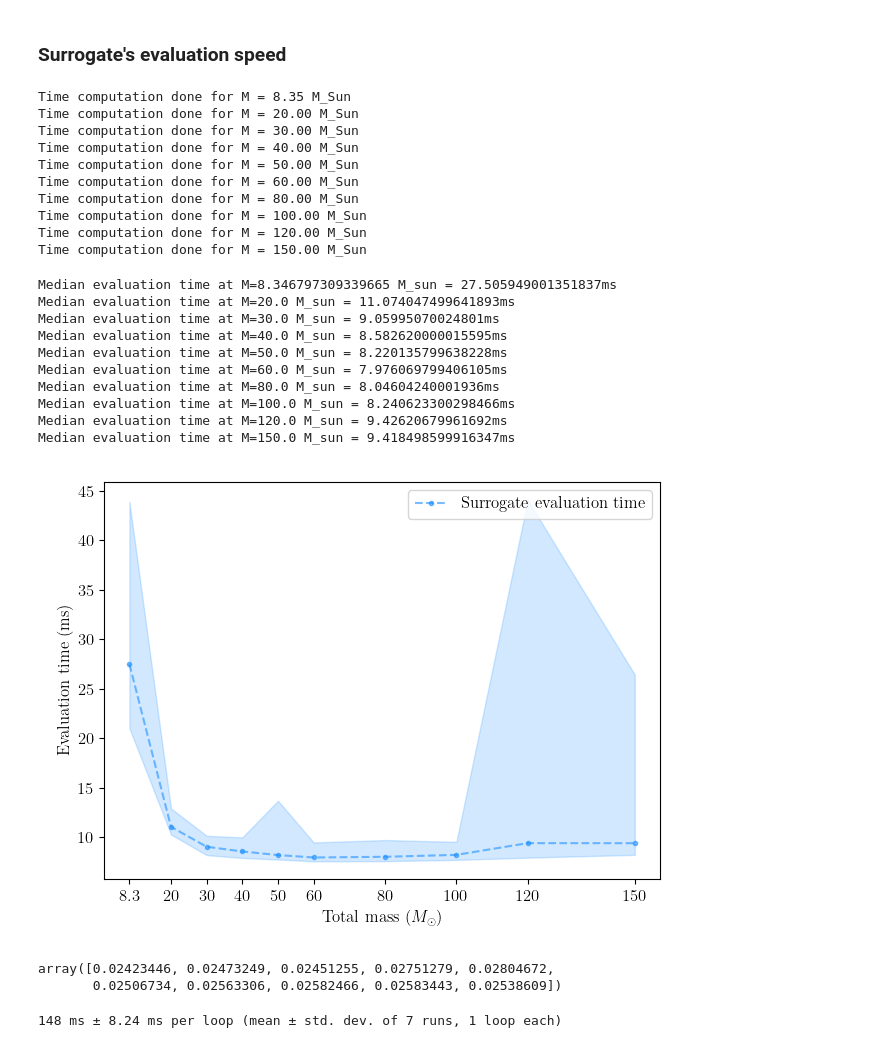
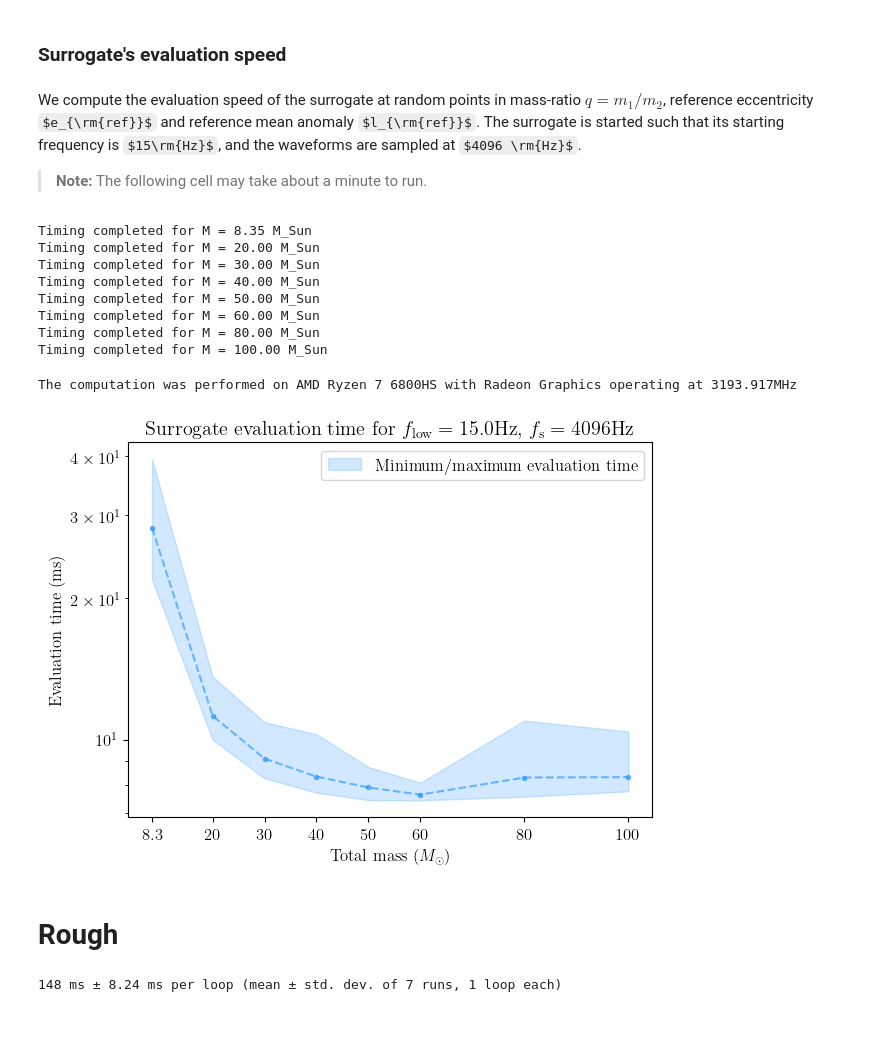
Before and after one commit to Akash-Maurya-0899/esigmapy, a Jupyter notebook: notebooks/EsigmaSur_generation.ipynb, the cells around one changed output. Cells and saved outputs as stored; diff of their text form; code cells hidden in the pictures; some formulas as TeX source.

```diff
--- a/notebooks/EsigmaSur_generation.ipynb
+++ b/notebooks/EsigmaSur_generation.ipynb
@@ -148,8 +140,8 @@ $e$ and $l$ surrogates are internally required for surrogate waveform generation
 
 $x$ surrogate is not required for inspiral surrogate waveform generation. It is only required by the merger-ringdown attachment algorithm (as detailed in [arxiv:2409.13866](https://arxiv.org/abs/2409.13866)) for producing an IMR waveform using the inspiral surrogate.
 # %%
-orb_params_list = ['e', 'l', 'x']
-
+orb_params_list = ["e", "l", "x"]
+reference_eccentricity = 6.e-7
 orb_vars, hp, hc = esigmasur.get_inspiral_esigmasur_waveform(
                                                     mass1=m1,
                                                     mass2=m2,
@@ -366,12 +377,16 @@ Equivalently, the minimum total binary mass for which the surrogate can generate
 # %% [markdown]
 ### Surrogate's evaluation speed
+# %% [markdown]
+We compute the evaluation speed of the surrogate at random points in mass-ratio $q = m_1/m_2$, reference eccentricity $e_{\rm{ref}}$ and reference mean anomaly $l_{\rm{ref}}$. The surrogate is started such that its starting frequency is $15\rm{Hz}$, and the waveforms are sampled at $4096 \rm{Hz}$.
+
+> **Note:** The following cell may take about a minute to run.
 # %%
 import time
 from esigmapy.utils import x_from_f22
 num_evals_per_mass = 25
-f_low = 15.
+f_low = 15. # Lower
 delta_t = 1/2**12
-total_mass_array = np.asarray([20, 30, 40, 50, 60, 80, 100, 120, 150.])
+total_mass_array = np.asarray([20, 30, 40, 50, 60, 80, 100])
 
 NLOOP = 10
 def speeds(M, q, e_ref, l_ref, f_low, delta_t):
@@ -439,76 +454,69 @@ for total_mass in total_mass_array:
                                    f_low=f_low,
                                    delta_t=delta_t))
     sur_eval_times_dict[total_mass] = sur_eval_times
-    print(f"Time computation done for M = {total_mass:.2f} M_Sun")
+    print(f"Timing completed for M = {total_mass:.2f} M_Sun")
 # %% [output]
-Time computation done for M = 8.35 M_Sun
-Time computation done for M = 20.00 M_Sun
-Time computation done for M = 30.00 M_Sun
-Time computation done for M = 40.00 M_Sun
-Time computation done for M = 50.00 M_Sun
-Time computation done for M = 60.00 M_Sun
-Time computation done for M = 80.00 M_Sun
-Time computation done for M = 100.00 M_Sun
-Time computation done for M = 120.00 M_Sun
-Time computation done for M = 150.00 M_Sun
+Timing completed for M = 8.35 M_Sun
+Timing completed for M = 20.00 M_Sun
+Timing completed for M = 30.00 M_Sun
+Timing completed for M = 40.00 M_Sun
+Timing completed for M = 50.00 M_Sun
+Timing completed for M = 60.00 M_Sun
+Timing completed for M = 80.00 M_Sun
+Timing completed for M = 100.00 M_Sun
 # %%
 import matplotlib.ticker as mticker
+
 fig, ax = plt.subplots()
+ax.set_title(fr"Surrogate evaluation time for $f_{{\rm{{low}}}} = {f_low} \rm{{Hz}}$, $f_{{\rm{{s}}}} = {1/delta_t:.0f} \rm{{Hz}}$")
 ax.set_xlabel("Total mass ($M_\\odot$)")
 ax.set_ylabel("Evaluation time (ms)")
-# ax.set_yscale("log")
+ax.set_yscale("log")
 
 alpha_scatter = 0.6
 alpha_fill = 0.2
 color = "dodgerblue"
 
 for mass, eval_times in sur_eval_times_dict.items():
     eval_times = np.asarray(eval_times)
-    print(f"Median evaluation time at M={mass} M_sun = {np.median(eval_times*1.e3)}ms")
+    # print(f"Median evaluation time at M={mass} M_sun = {np.median(eval_times*1.e3)}ms")
 
 sur_eval_times_array = np.asarray(list(sur_eval_times_dict.values()))
 sur_eval_times_median = np.median(sur_eval_times_array, axis=-1)
 sur_speed_min = np.min(sur_eval_times_array, axis=-1)
 sur_speed_max = np.max(sur_eval_times_array, axis=-1)
 
 ax.plot(total_mass_array, sur_eval_times_median * 1.e3,
-                ls="--", color=color, marker=".", alpha=alpha_scatter,
-                label="Surrogate evaluation time")
+                ls="--", color=color, marker=".", alpha=alpha_scatter)
 ax.fill_between(total_mass_array,
                 sur_speed_min * 1.e3,
                 sur_speed_max * 1.e3,
-                color=color, alpha=alpha_fill)
+                color=color, alpha=alpha_fill,
+               label="Minimum/maximum evaluation time")
 
 
 # Caution!!! Only the first tick will be shown with a decimal entry
 def mixed_formatter(x, pos):
     # pos = index of tick in visible ticks
     if pos == 0:
         return f"{x:.1f}"   # first tick: 1 decimal place
     else:
         return f"{x:.0f}"   # others: no decimals
 ax.xaxis.set_major_formatter(mticker.FuncFormatter(mixed_formatter))
 plt.xticks(total_mass_array)
 
 plt.legend()
 plt.tight_layout()
+
+import subprocess
+cpu_name = subprocess.check_output("lscpu | grep 'Model name'", shell=True).decode().split(':')[1].strip()
+cpu_freq = subprocess.check_output("grep 'cpu MHz' /proc/cpuinfo | head -1", shell=True).decode().split(':')[1].strip()
+print(f"The computation was performed on {cpu_name} operating at {cpu_freq}MHz")
 # %% [output]
-Median evaluation time at M=8.346797309339665 M_sun = 27.505949001351837ms
-Median evaluation time at M=20.0 M_sun = 11.074047499641893ms
-Median evaluation time at M=30.0 M_sun = 9.05995070024801ms
-Median evaluation time at M=40.0 M_sun = 8.582620000015595ms
-Median evaluation time at M=50.0 M_sun = 8.220135799638228ms
-Median evaluation time at M=60.0 M_sun = 7.976069799406105ms
-Median evaluation time at M=80.0 M_sun = 8.04604240001936ms
-Median evaluation time at M=100.0 M_sun = 8.240623300298466ms
-Median evaluation time at M=120.0 M_sun = 9.42620679961692ms
-Median evaluation time at M=150.0 M_sun = 9.418498599916347ms
+The computation was performed on AMD Ryzen 7 6800HS with Radeon Graphics operating at 3193.917MHz
-[figure, old version]
+[figure, new version]
-# %%
-sur_speed_median
-# %% [output]
-array([0.02423446, 0.02473249, 0.02451255, 0.02751279, 0.02804672,
-       0.02506734, 0.02563306, 0.02582466, 0.02583443, 0.02538609])
+# %% [markdown]
+# Rough
 # %%
 %%timeit
 
```
Also changed, not shown: parts of 25 cells of this notebook.
